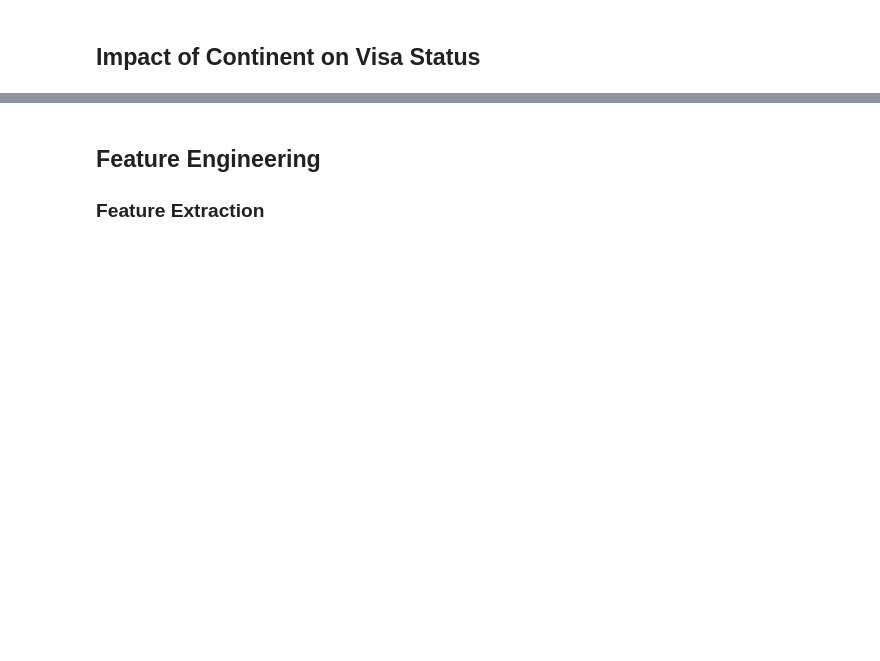
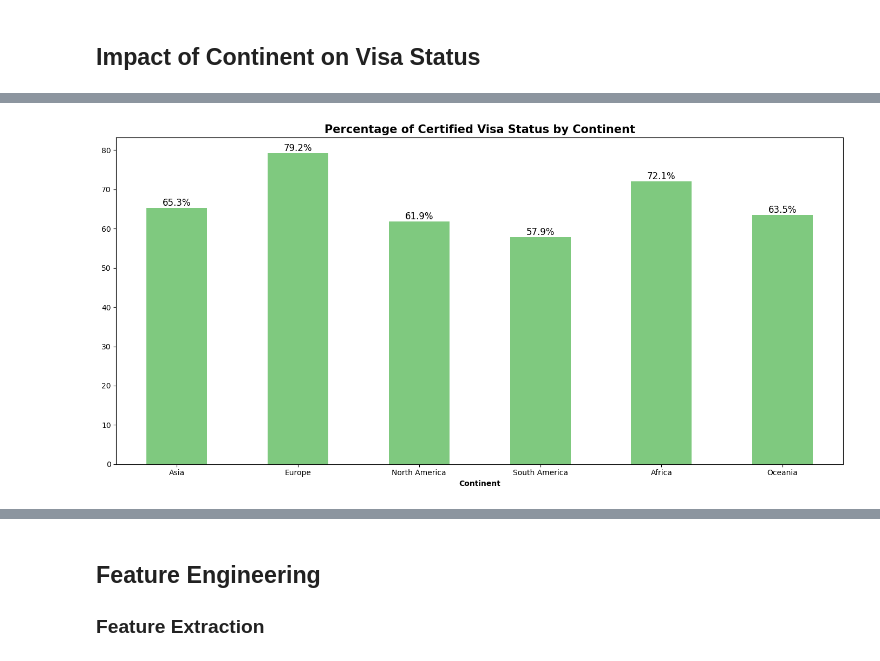
Before and after one commit to MRameezU/MLOPs_Classification_Problem, a Jupyter notebook: notebook/01_Exploratory_Data_Analysis_US_Visa.ipynb, the cells around one changed output, grey strips where cells are left out. Saved outputs shown, nothing was run; the diff lists cells and outputs as text; code cells hidden in the pictures; blank space fills up the shorter version.

```diff
--- a/notebook/01_Exploratory_Data_Analysis_US_Visa.ipynb
+++ b/notebook/01_Exploratory_Data_Analysis_US_Visa.ipynb
@@ -429,0 +467,31 @@ df.groupby("continent")["case_status"].value_counts(normalize=True).to_frame()*1
+# %%
+# Create a copy of the DataFrame to avoid affecting the original data
+df2 = df.copy()
+
+# Set the figure size
+plt.figure(figsize=[14, 7])
+
+# Calculate the percentage of 'Certified' visa status for each continent
+certified_percentage = 100 * df2[df2["case_status"] == 'Certified']['continent'].value_counts() / df2['continent'].value_counts()
+
+# Plot a bar chart to show the percentage of 'Certified' visa status by continent
+certified_percentage.plot(kind='bar', stacked=True, colormap='Accent')
+
+# Add title and axis labels with appropriate formatting
+plt.title("Percentage of Certified Visa Status by Continent", fontsize=15, fontweight='bold')
+plt.xlabel('Continent', fontweight='bold')
+
+# Rotate the x-axis labels for readability
+plt.xticks(rotation=0)
+
+# Add percentage labels on top of each bar
+for n in range(certified_percentage.shape[0]):
+    count = certified_percentage[n]
+    label = f'{count:.1f}%'  # Format the percentage to one decimal place
+    plt.text(n, count + 0.5, label, ha='center', fontsize=12)  # Adjust text positioning
+
+# Adjust the layout and show the plot
+plt.tight_layout()
+plt.show()
+# %% [output]
+[figure, added]
```
Also changed, not shown: parts of 17 cells of this notebook.
